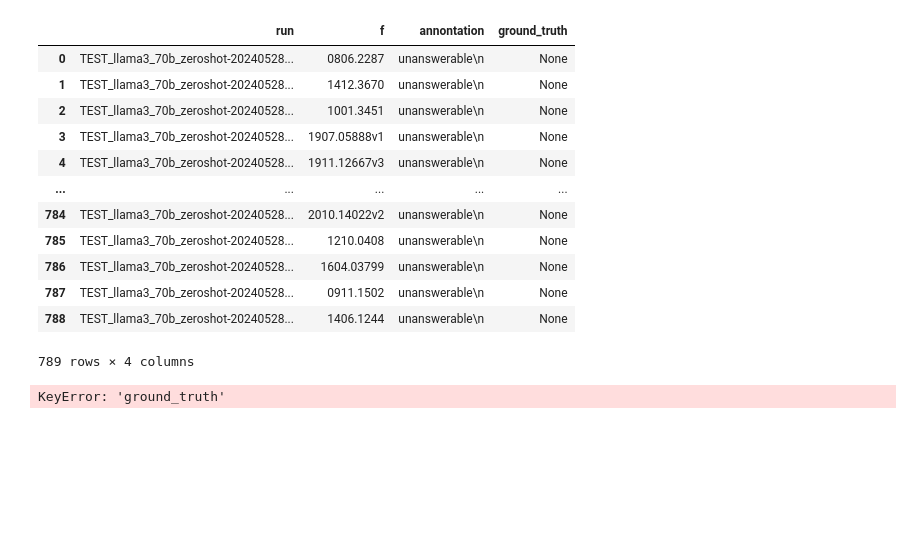
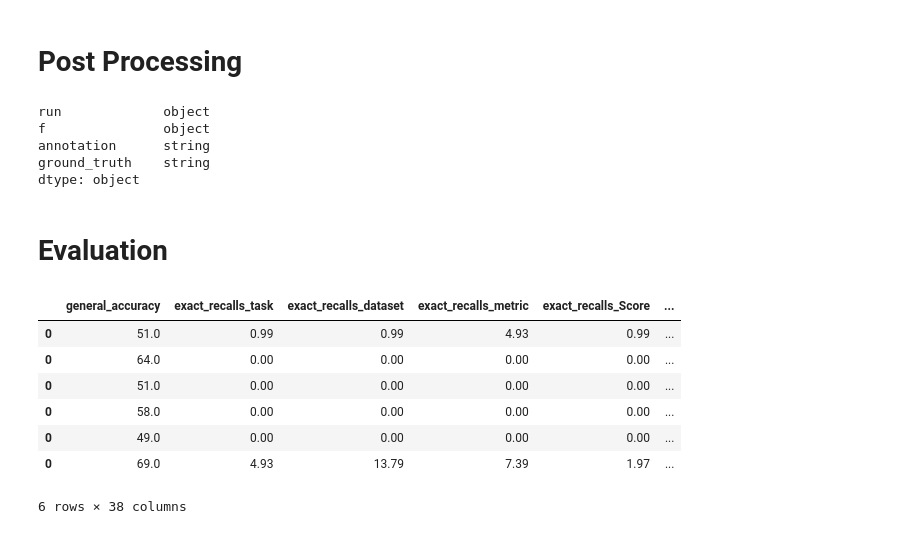
Before and after one commit to urbanlutz/nlp2024_ClefTask4SOTA, a Jupyter notebook: evaluation.ipynb, the cells around one changed output. Drawn from its saved outputs; the diff is of its cells as text; code cells hidden in the pictures; blank space fills up the shorter version.

```diff
--- a/evaluation.ipynb
+++ b/evaluation.ipynb
@@ -2,11 +2,3 @@
 import os
 if os.getcwd() == '/home/user/code':
     os.chdir('/home/user/code/nlp2024_ClefTask4SOTA')
-# %%
-# Load a specific run
-run_id = "TEST_llama3_70b_zeroshot-20240528-182337"
-
-path = f"results/{run_id}/df.feather"
-
-import pandas as pd
-df = pd.read_feather(path)
@@ -19,30 +33,46 @@ df = pd.read_feather(path)
+# %% [markdown]
+# Post Processing
+# %%
+for df in dfs:
+    df["annotation"] = df["annotation"].apply(format)
+    df["annotation"] = df["annotation"].astype(pd.StringDtype())
+    df["ground_truth"] = df["ground_truth"].astype(pd.StringDtype())
 # %%
-df
+df.dtypes
 # %% [output]
-|  | run | f | annontation | ground_truth |
-| 0 | TEST_llama3_70b_zeroshot-20240528... | 0806.2287 | unanswerable\n | None |
-| 1 | TEST_llama3_70b_zeroshot-20240528... | 1412.3670 | unanswerable\n | None |
-| 2 | TEST_llama3_70b_zeroshot-20240528... | 1001.3451 | unanswerable\n | None |
-| 3 | TEST_llama3_70b_zeroshot-20240528... | 1907.05888v1 | unanswerable\n | None |
-| 4 | TEST_llama3_70b_zeroshot-20240528... | 1911.12667v3 | unanswerable\n | None |
-| ... | ... | ... | ... | ... |
-| 784 | TEST_llama3_70b_zeroshot-20240528... | 2010.14022v2 | unanswerable\n | None |
-| 785 | TEST_llama3_70b_zeroshot-20240528... | 1210.0408 | unanswerable\n | None |
-| 786 | TEST_llama3_70b_zeroshot-20240528... | 1604.03799 | unanswerable\n | None |
-| 787 | TEST_llama3_70b_zeroshot-20240528... | 0911.1502 | unanswerable\n | None |
-| 788 | TEST_llama3_70b_zeroshot-20240528... | 1406.1244 | unanswerable\n | None |
-789 rows × 4 columns
+run             object
+f               object
+annotation      string
+ground_truth    string
+dtype: object
+# %% [markdown]
+# Evaluation
 # %%
 # evaluate
 from scoring_program.evaluation import Metrics
 
-results = Metrics.evaluate_property_wise_json_based(
-    label_list=list(df["ground_truth"]), prediction_list=list(df["annotation"])
-)
+results = []
+for df in dfs:
+    result = Metrics.evaluate_property_wise_json_based(
+        label_list=list(df["ground_truth"]), prediction_list=list(df["annotation"])
+    )
 
-results.update(
-    Metrics.evaluate_rouge(label_list=list(df["ground_truth"]), prediction_list=list(df["annotation"]))
-)
-pd.DataFrame([results]).T
+    result.update(
+        Metrics.evaluate_rouge(label_list=list(df["ground_truth"]), prediction_list=list(df["annotation"]))
+    )
+    result["run"] = df["run"][0]
+    result["score"] = result["partial_f1s_overall"]
+    result["num_samples"] = len(df)
+    results.append(pd.DataFrame([result]))
+
+df_res = pd.concat(results)
+df_res
 # %% [output]
+|  | general_accuracy | exact_recalls_task | exact_recalls_dataset | exact_recalls_metric | exact_recalls_Score | ... |
+| 0 | 51.0 | 0.99 | 0.99 | 4.93 | 0.99 | ... |
+| 0 | 64.0 | 0.00 | 0.00 | 0.00 | 0.00 | ... |
+| 0 | 51.0 | 0.00 | 0.00 | 0.00 | 0.00 | ... |
+| 0 | 58.0 | 0.00 | 0.00 | 0.00 | 0.00 | ... |
+| 0 | 49.0 | 0.00 | 0.00 | 0.00 | 0.00 | ... |
+| 0 | 69.0 | 4.93 | 13.79 | 7.39 | 1.97 | ... |
-KeyError: 'ground_truth'
+6 rows × 38 columns
```
Also changed, not shown: parts of 5 cells of this notebook, 3 other files.
